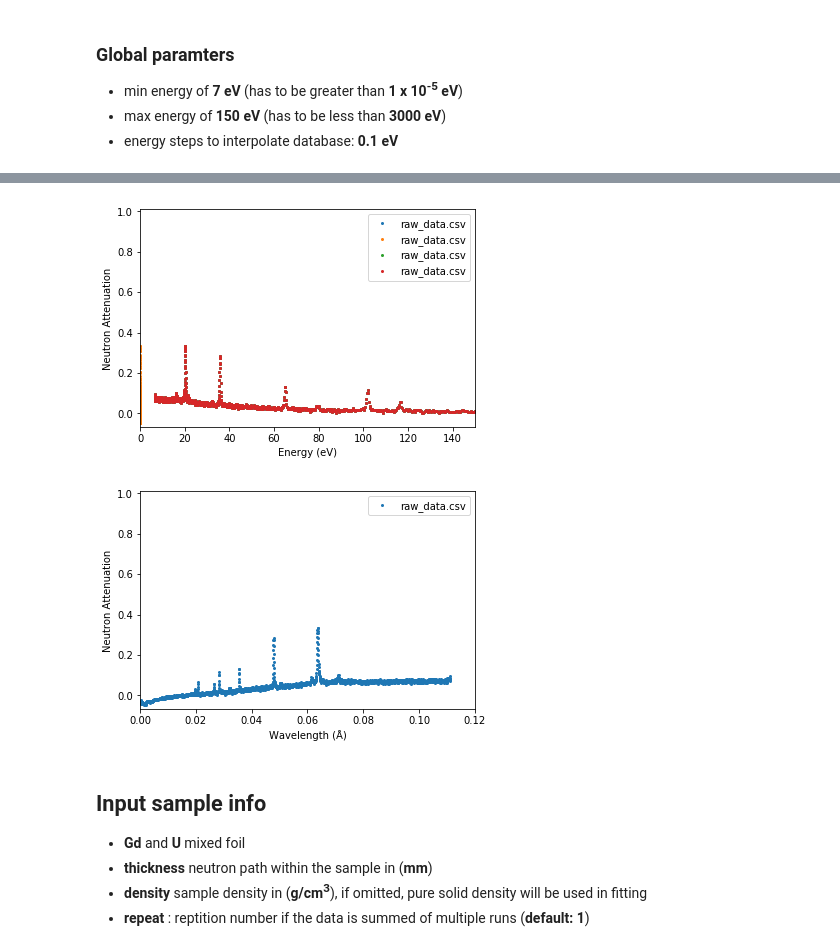
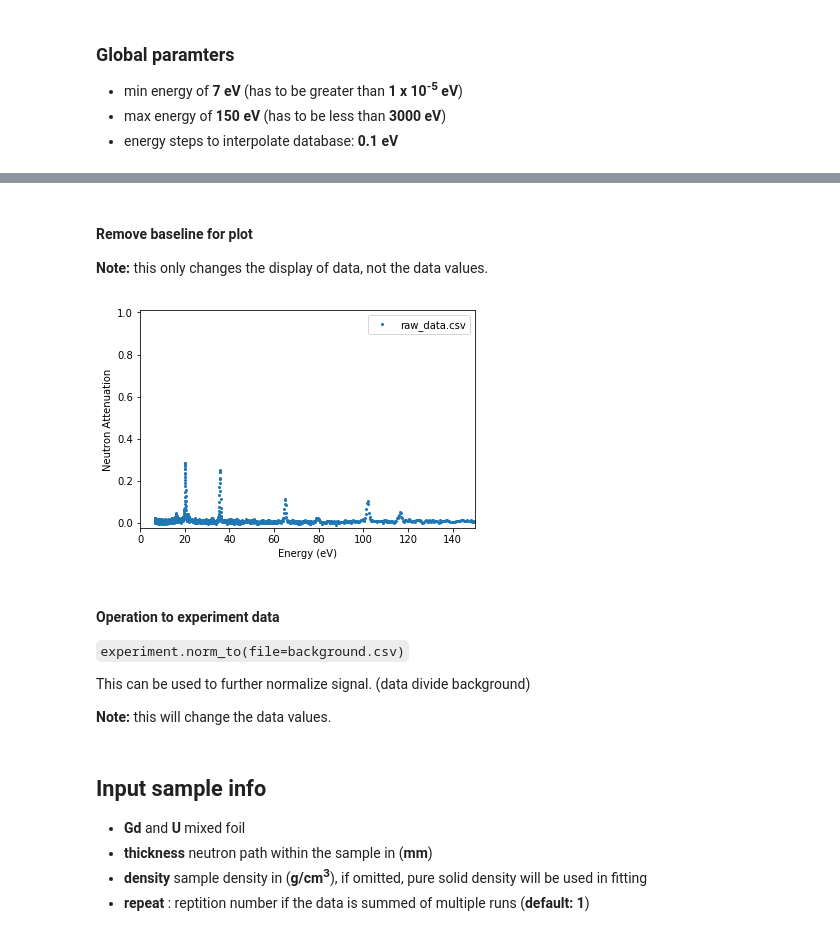
Before and after one commit to ornlneutronimaging/ResoFit, a Jupyter notebook: notebooks/tutorial.ipynb, the cells around one changed output, grey strips where cells are left out. Saved outputs shown, nothing was run; the diff lists cells and outputs as text; code cells hidden in the pictures.

```diff
--- a/notebooks/tutorial.ipynb
+++ b/notebooks/tutorial.ipynb
@@ -48,12 +223,11 @@ plt.show()
+# %% [markdown]
+#### Remove baseline for plot
+
+**Note:** this only changes the display of data, not the data values.
 # %%
 experiment.plot_raw(offset_us=0, source_to_detector_m=16,
-                    x_axis='energy',energy_xmax=150)
+                    x_axis='energy', baseline=True,
+                    energy_xmax=150)
 plt.show()
 # %% [output]
-[figure, old version]
+[figure, new version]
-# %%
-experiment.plot_raw(offset_us=0, source_to_detector_m=16,
-                    x_axis='lambda', lambda_xmax=0.12)
-plt.show()
-# %% [output]
-[figure, removed]
@@ -75,3 +234,11 @@ experiment.plot_raw(offset_us=0, source_to_detector_m=16,
+# %% [markdown]
+#### Operation to experiment data
+
+`experiment.norm_to(file=background.csv)`
+
+This can be used to further normalize signal. (data divide background)
+
+**Note:** this will change the data values.
 # %% [markdown]
 ## Input sample info
 
```
Also changed, not shown: parts of 84 cells of this notebook, 3 other files.
